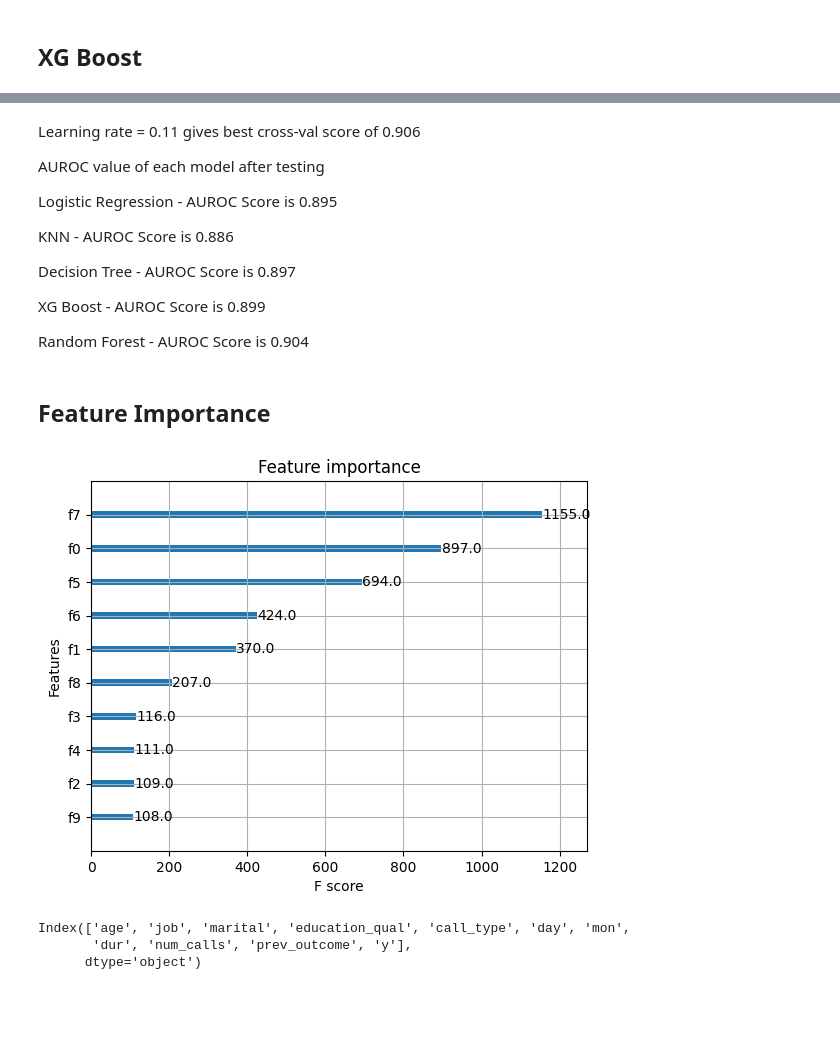
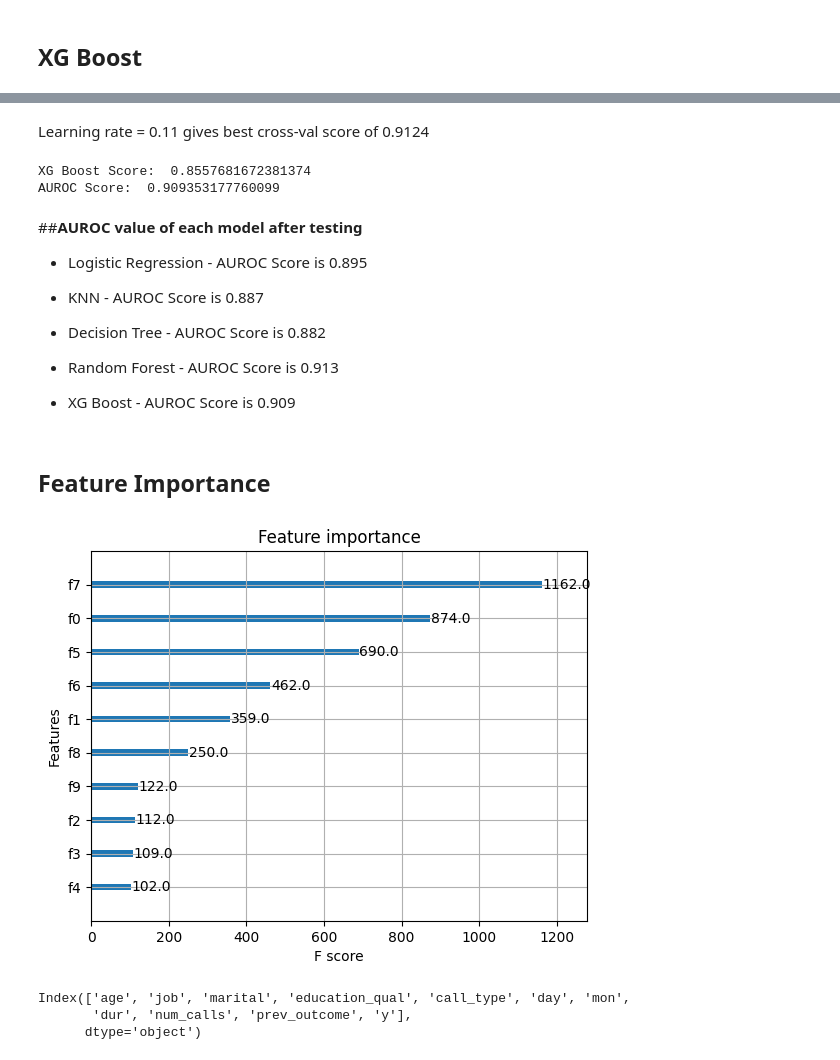
Before and after one commit to mahshooq-karayil/data-science, a Jupyter notebook: customer-conversion-prediction/customer_conversion_prediction.ipynb, the cells around one changed output, grey strips where cells are left out. Saved outputs shown, nothing was run; the diff lists cells and outputs as text; code cells hidden in the pictures; blank space fills up the shorter version.

```diff
--- a/customer-conversion-prediction/customer_conversion_prediction.ipynb
+++ b/customer-conversion-prediction/customer_conversion_prediction.ipynb
@@ -939,2 +927,6 @@ Depth  :  15  Training Accuracy :  0.9793767353499927  Cross val score :  0.9555
 # %% [markdown]
 depth = 10 gives a cross validation score of 0.93
+# %%
+rf= RandomForestClassifier(max_depth=10,n_estimators=100,max_features="sqrt")
+rf.fit(X_train, y_train_smt)
+y_pred = rf.predict_proba(X_test)
@@ -945,7 +943,7 @@ import xgboost as xgb
 from sklearn.model_selection import cross_val_score
 import numpy as np
 for lr in [0.01,0.02,0.03,0.04,0.05,0.1,0.11,0.12,0.13,0.14,0.15,0.2,0.5,0.7,1]:
-  model = xgb.XGBClassifier(learning_rate = lr, n_estimators=100, verbosity = 0) # initialise the model
-  model.fit(X_train, y_train_smt) #train the model
-  print("Learning rate : ", lr," Train score : ", model.score(X_train,y_train_smt)," Cross-Val score : ", np.mean(cross_val_score(model, X_test, y_test, cv=10)))
+  xg = xgb.XGBClassifier(learning_rate = lr, n_estimators=100, verbosity = 0)
+  xg.fit(X_train, y_train_smt)
+  print("Learning rate : ", lr," Train score : ", xg.score(X_train,y_train_smt)," Cross-Val score : ", np.mean(cross_val_score(xg, X_test, y_test, cv=10)))
 # %% [output]
@@ -967,25 +969,35 @@ Learning rate :  1  Train score :  0.997807978956598  Cross-Val score :  0.89879
+# %% [markdown]
+Learning rate = 0.11 gives best cross-val score of 0.9124
+# %%
+xg = xgb.XGBClassifier(learning_rate = lr, n_estimators=100, verbosity = 0)
+xg.fit(X_train, y_train_smt)
+y_pred = xg.predict_proba(X_test)
+# %%
+print("XG Boost Score: ",xg.score(X_test,y_test))
+print('AUROC Score: ',roc_auc_score(y_test,y_pred[:,1]))
+# %% [output]
+XG Boost Score:  0.8557681672381374
+AUROC Score:  0.909353177760099
 # %% [markdown]
-Learning rate = 0.11 gives best cross-val score of 0.906
+##**AUROC value of each model after testing**
 
-AUROC value of each model after testing
+* Logistic Regression - AUROC Score is 0.895
 
-Logistic Regression - AUROC Score is 0.895
+* KNN - AUROC Score is 0.887
 
-KNN - AUROC Score is 0.886
+* Decision Tree - AUROC Score is 0.882
 
-Decision Tree - AUROC Score is 0.897
+* Random Forest - AUROC Score is 0.913
 
-XG Boost - AUROC Score is 0.899
-
-Random Forest - AUROC Score is 0.904
+* XG Boost - AUROC Score is 0.909
 # %% [markdown]
 ## **Feature Importance**
 # %%
 from xgboost import plot_importance
-plot_importance(model)
+plot_importance(xg)
 plt.show()
 # %% [output]
-[figure, old version]
+[figure, new version]
 # %%
 df.columns
 # %% [output]
```
Also changed, not shown: parts of 21 cells of this notebook.
